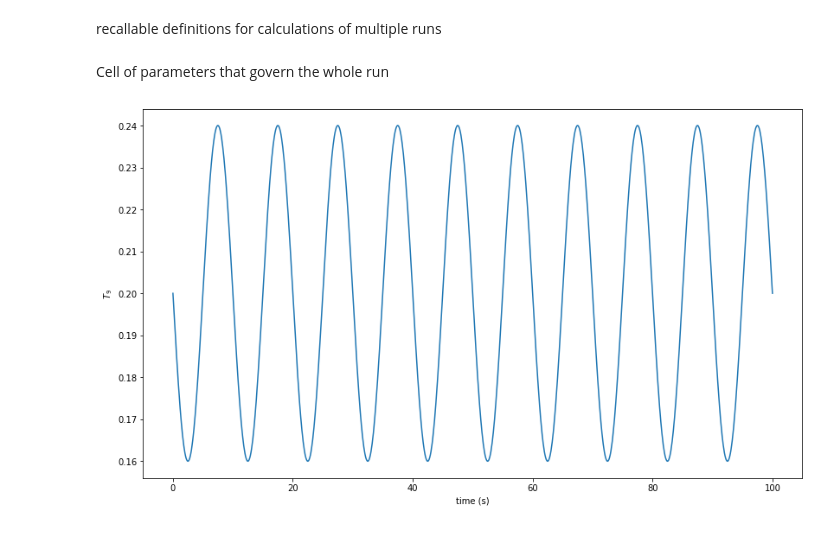
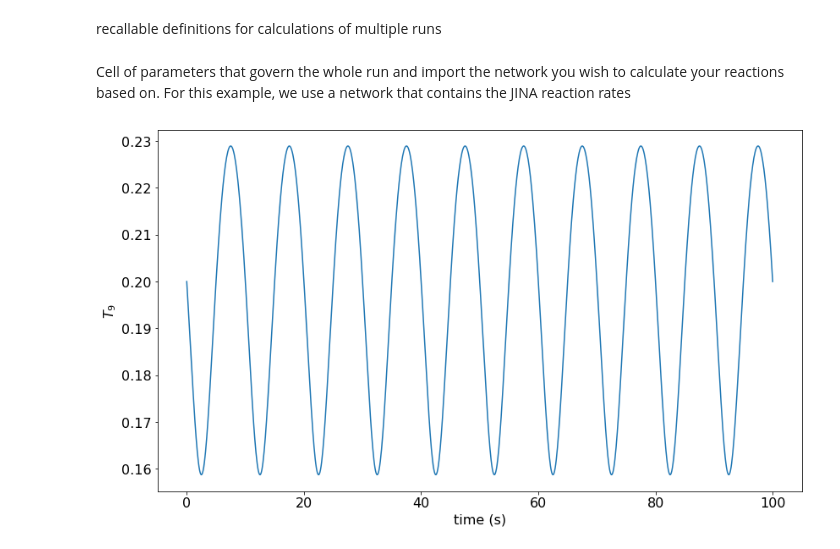
Before and after one commit to jaadt7/isomer_intuition, a Jupyter notebook: isomer_intuition.ipynb, the cells around one changed output. Drawn from its saved outputs; the diff is of its cells as text; code cells hidden in the pictures.

```diff
--- a/isomer_intuition.ipynb
+++ b/isomer_intuition.ipynb
@@ -47,24 +59,31 @@ def nef_raf_solver(lbda_ex,lbda_dec,t,y1,y2,y1_dt,y2_dt,y11,y22,tol):
         y22 = np.append(y22,y2)
 
     return y11,y22
-# %% [markdown]
-Cell of parameters that govern the whole run
+# %% [markdown]
+Cell of parameters that govern the whole run and import the network you wish to calculate your reactions based on. For this example, we use a network that contains the JINA reaction rates
 # %%
-tol = 1e-6
-t9_0 = 0.2
-rho_0 = 1e+3 #g/cc
-den_frac = 0.5
-flag = 'sinusoidal'
-lambda_decay_0 = 0.0001
-lambda_excite_0 = 0.01
-energy = 81
+# importing data from OSF
+xml = wx.Xml(io.BytesIO(requests.get('https://osf.io/7463v/download').content))
+
+tol = 1e-6 #tolerance for Newton-Raphson solver
+
+t9_0 = 0.2 #initial temperature in 10^9 K
+
+rho_0 = 1e+3 #initial density in g/cc
+den_frac = 0.5 #density scaling for oscillatory behavior
+#flag = 'sinusoidal'
+# calculating test for sinusoidal pumping
 t = np.linspace(0,100,1000)
+w = 10 #angular frequency
+rho = rho_0*(1 - den_frac*np.sin(2*np.pi*t/w))
+t9 = t9_0*np.power(rho,1/3)/10
 
-t9,rho,lambda_decay,lambda_excite = param_calc(t9_0,rho_0,lambda_decay_0,lambda_excite_0,kb,den_frac,t,flag,energy)
+#t9,rho,lambda_decay,lambda_excite = param_calc(t9_0,rho_0,lambda_decay_0,lambda_excite_0,kb,den_frac,t,flag,energy)
 plt.figure(figsize=[13.66,7.86])
+plt.rcParams['font.size'] = 16
 plt.plot(t,t9)
 plt.xlabel('time (s)')
 plt.ylabel(r'$T_{9}$')
 plt.show()
 # %% [output]
-[figure, old version]
+[figure, new version]
```
Also changed, not shown: parts of 4 cells of this notebook, 1 other file.
